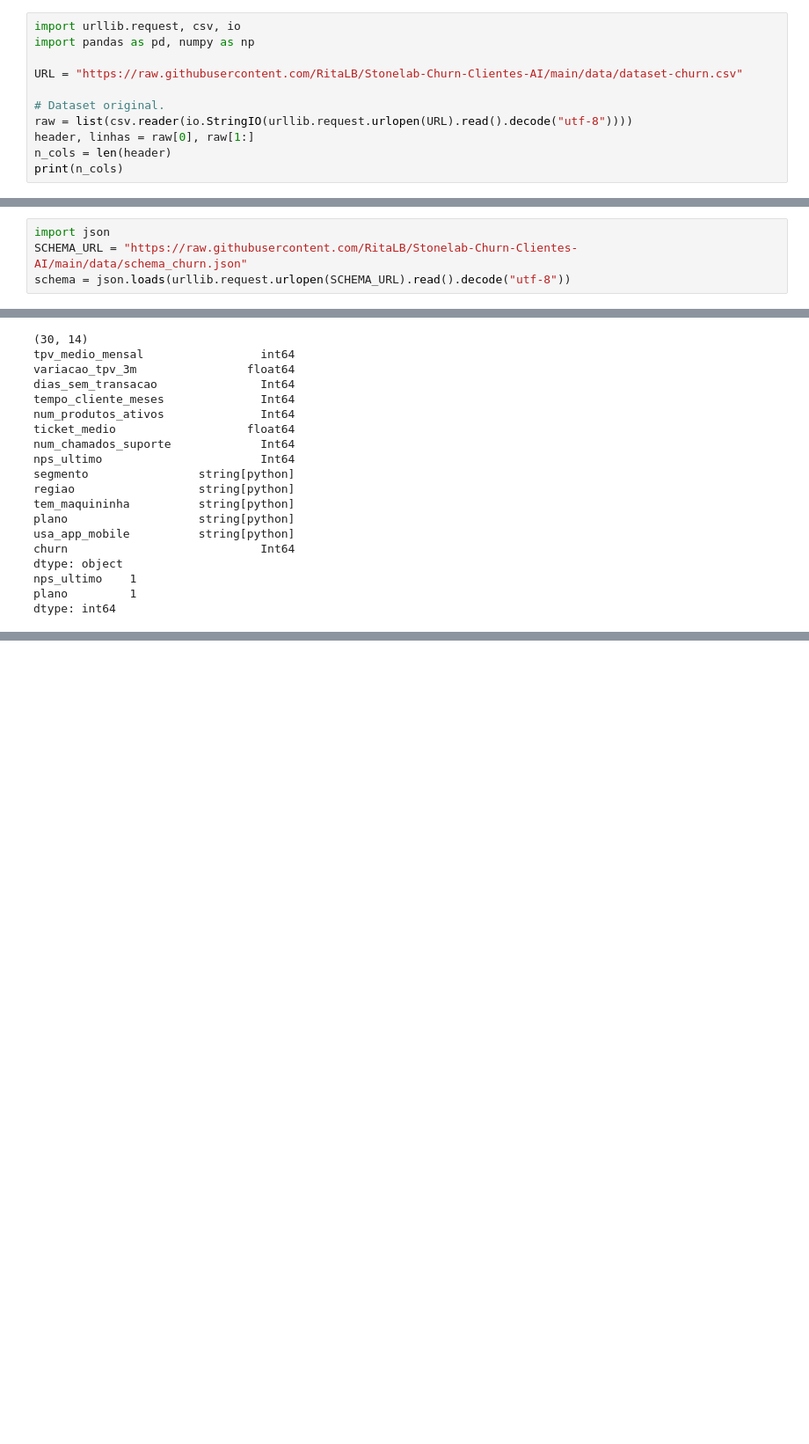
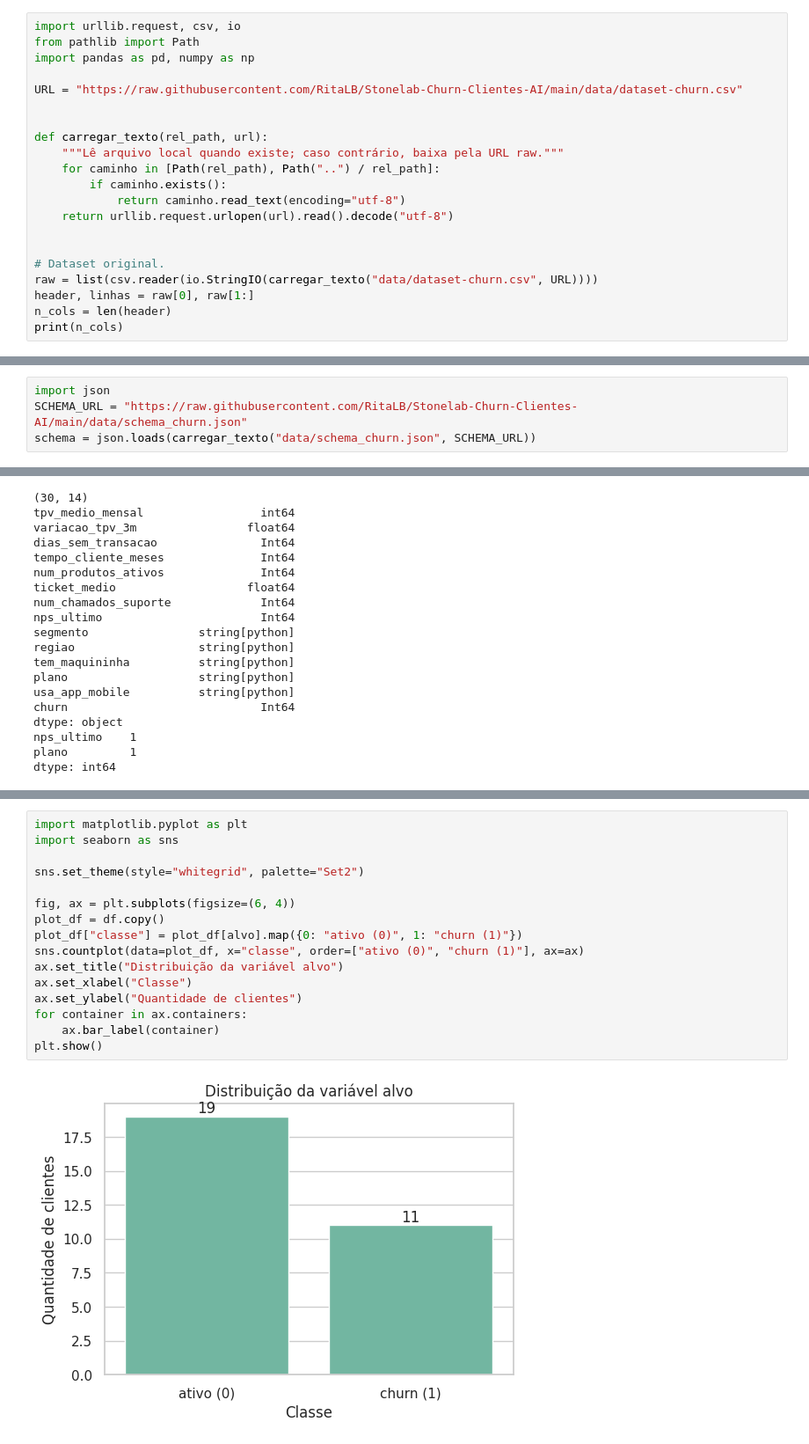
Before and after one commit to RitaLB/Stonelab-Churn-Clientes-AI, a Jupyter notebook: notebooks/stone_churn_clients.ipynb, the cells around one changed output, grey strips where cells are left out. Shown at 88% size. Saved outputs shown, nothing was run; the diff lists cells and outputs as text; blank space fills up the shorter version.

```diff
--- a/notebooks/stone_churn_clients.ipynb
+++ b/notebooks/stone_churn_clients.ipynb
@@ -6,12 +6,22 @@
 ## **Carregamento dos dados e pré processamento**
 # %%
 import urllib.request, csv, io
+from pathlib import Path
 import pandas as pd, numpy as np
 
 URL = "https://raw.githubusercontent.com/RitaLB/Stonelab-Churn-Clientes-AI/main/data/dataset-churn.csv"
 
+
+def carregar_texto(rel_path, url):
+    """Lê arquivo local quando existe; caso contrário, baixa pela URL raw."""
+    for caminho in [Path(rel_path), Path("..") / rel_path]:
+        if caminho.exists():
+            return caminho.read_text(encoding="utf-8")
+    return urllib.request.urlopen(url).read().decode("utf-8")
+
+
 # Dataset original.
-raw = list(csv.reader(io.StringIO(urllib.request.urlopen(URL).read().decode("utf-8"))))
+raw = list(csv.reader(io.StringIO(carregar_texto("data/dataset-churn.csv", URL))))
 header, linhas = raw[0], raw[1:]
 n_cols = len(header)
 print(n_cols)
@@ -22,7 +32,7 @@ Upload Schema para tipagem das colunas - Segundo Dicionário de dados
 # %%
 import json
 SCHEMA_URL = "https://raw.githubusercontent.com/RitaLB/Stonelab-Churn-Clientes-AI/main/data/schema_churn.json"
-schema = json.loads(urllib.request.urlopen(SCHEMA_URL).read().decode("utf-8"))
+schema = json.loads(carregar_texto("data/schema_churn.json", SCHEMA_URL))
 # %% [markdown]
 Diagnostico de corretude do database
 # %%
@@ -248,0 +285,18 @@ Resumo: **bold text** como churn é minoria e é o que você quer detectar, mede
+# %%
+import matplotlib.pyplot as plt
+import seaborn as sns
+
+sns.set_theme(style="whitegrid", palette="Set2")
+
+fig, ax = plt.subplots(figsize=(6, 4))
+plot_df = df.copy()
+plot_df["classe"] = plot_df[alvo].map({0: "ativo (0)", 1: "churn (1)"})
+sns.countplot(data=plot_df, x="classe", order=["ativo (0)", "churn (1)"], ax=ax)
+ax.set_title("Distribuição da variável alvo")
+ax.set_xlabel("Classe")
+ax.set_ylabel("Quantidade de clientes")
+for container in ax.containers:
+    ax.bar_label(container)
+plt.show()
+# %% [output]
+[figure, added]
```
Also changed, not shown: parts of 31 cells of this notebook, 4 other files.
